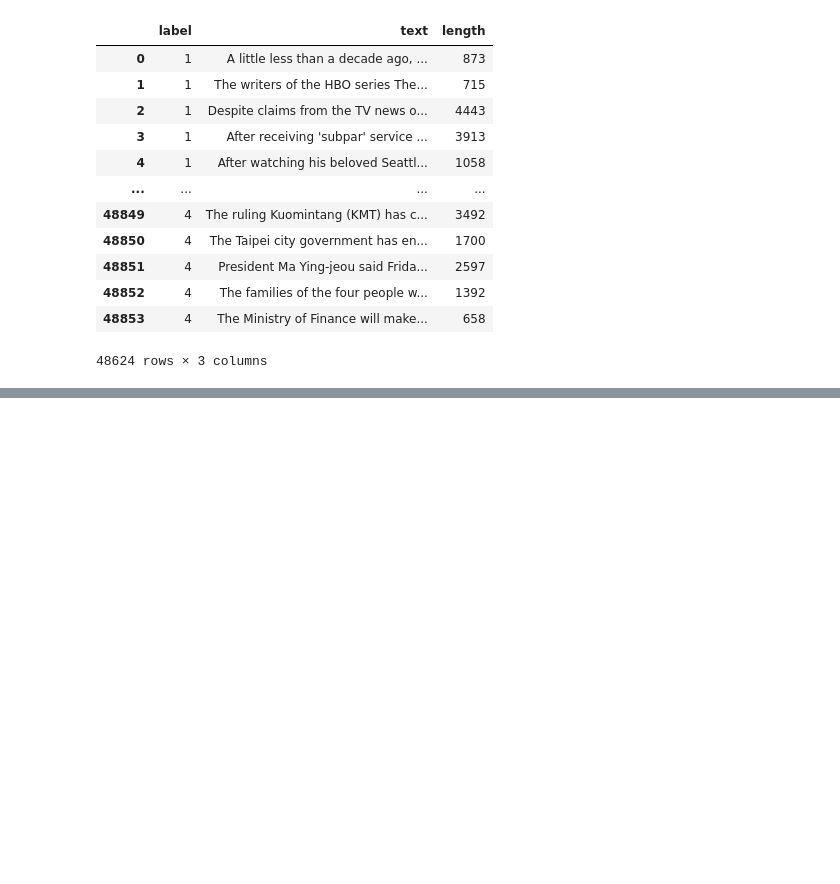
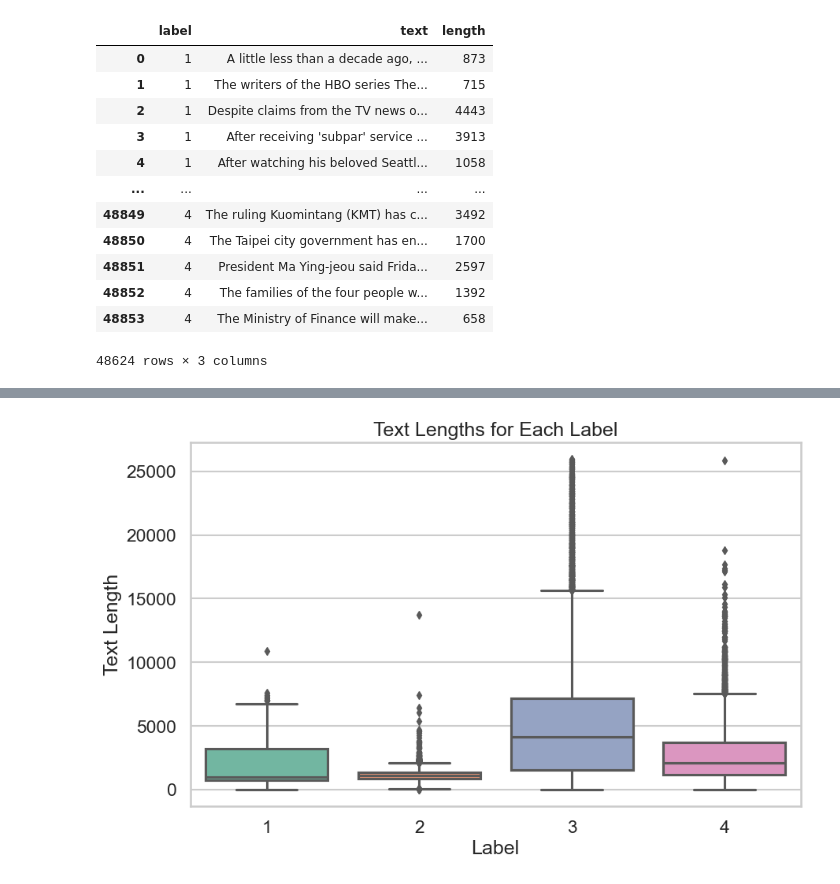
Before and after one commit to ddanelynn/CS4248_unreliable_news, a Jupyter notebook: data_exploration.ipynb, the cells around one changed output, grey strips where cells are left out. Saved outputs shown, nothing was run; the diff lists cells and outputs as text; code cells hidden in the pictures; blank space fills up the shorter version.

Commit message:
Add graph of text lengths

```diff
--- a/data_exploration.ipynb
+++ b/data_exploration.ipynb
@@ -144 +144,14 @@ Name: label, dtype: float64
 [figure]
+# %%
+# Plot the text lengths for each label
+sns.set_style('whitegrid')
+sns.set_context('talk')
+sns.set_palette('Set2')
+plt.figure(figsize=(10, 6))
+sns.boxplot(x='label', y='length', data=short_df)
+plt.title('Text Lengths for Each Label')
+plt.xlabel('Label')
+plt.ylabel('Text Length')
+plt.show()
+# %% [output]
+[figure, added]
```
Also changed, not shown: parts of 3 cells of this notebook.
